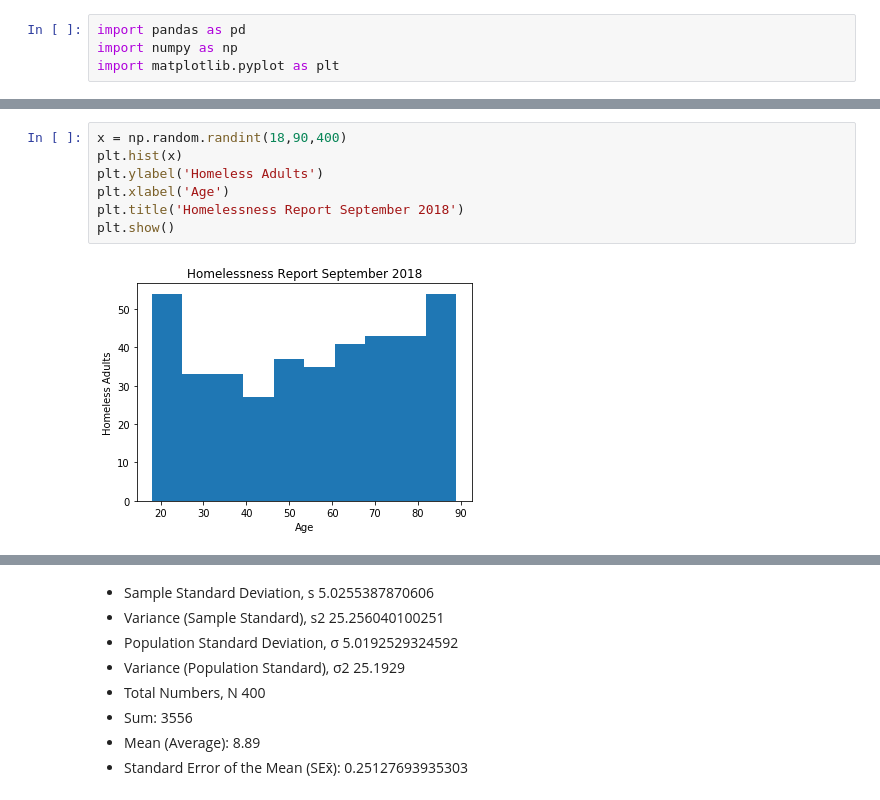
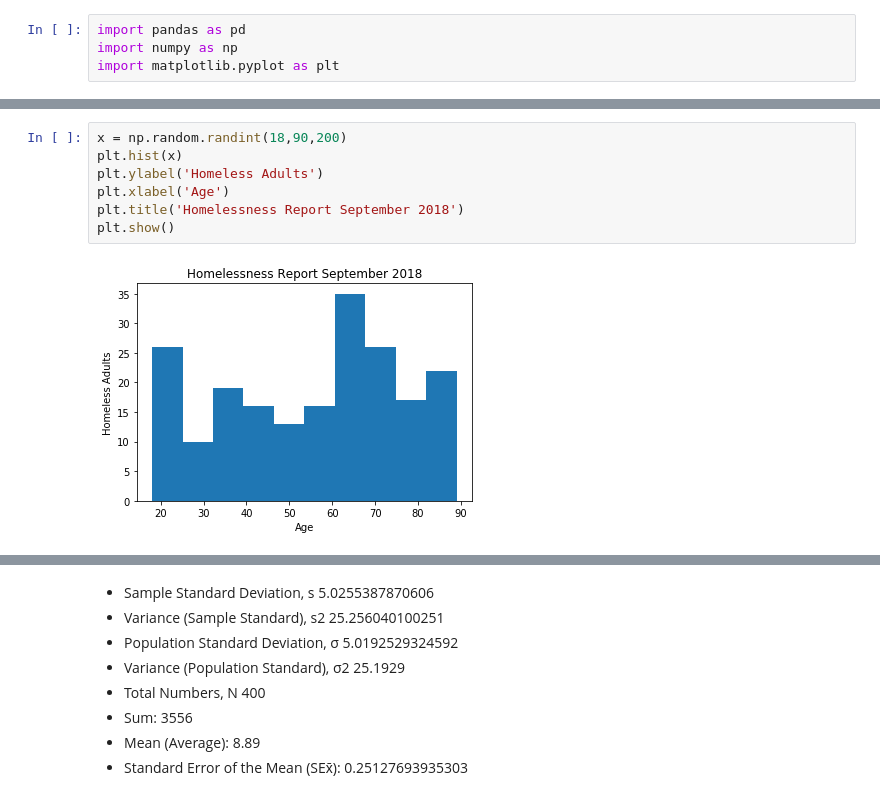
Before and after one commit to MarianneLawless/Programming-DA-Project, a Jupyter notebook: Programming for Data Analysis Project 2018.ipynb, the cells around one changed output, grey strips where cells are left out. Drawn from its saved outputs; the diff is of its cells as text.

```diff
--- a/Programming for Data Analysis Project 2018.ipynb
+++ b/Programming for Data Analysis Project 2018.ipynb
@@ -133,9 +176,9 @@ np.median(age)
 # %%
-x = np.random.randint(18,90,400)
+x = np.random.randint(18,90,200)
 plt.hist(x)
 plt.ylabel('Homeless Adults')
 plt.xlabel('Age')
 plt.title('Homelessness Report September 2018')
 plt.show()
 # %% [output]
-[figure, old version]
+[figure, new version]
```
Also changed, not shown: parts of 43 cells of this notebook.
